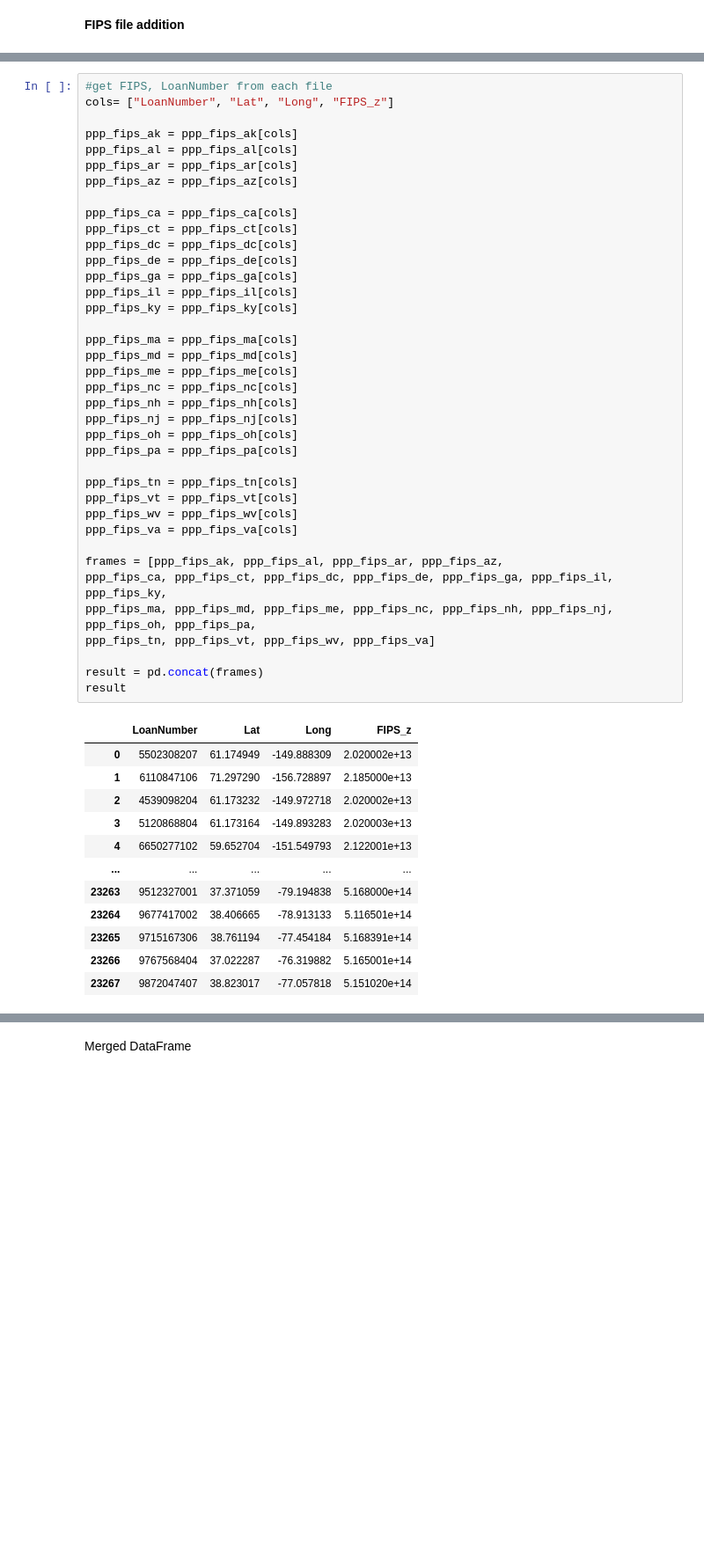
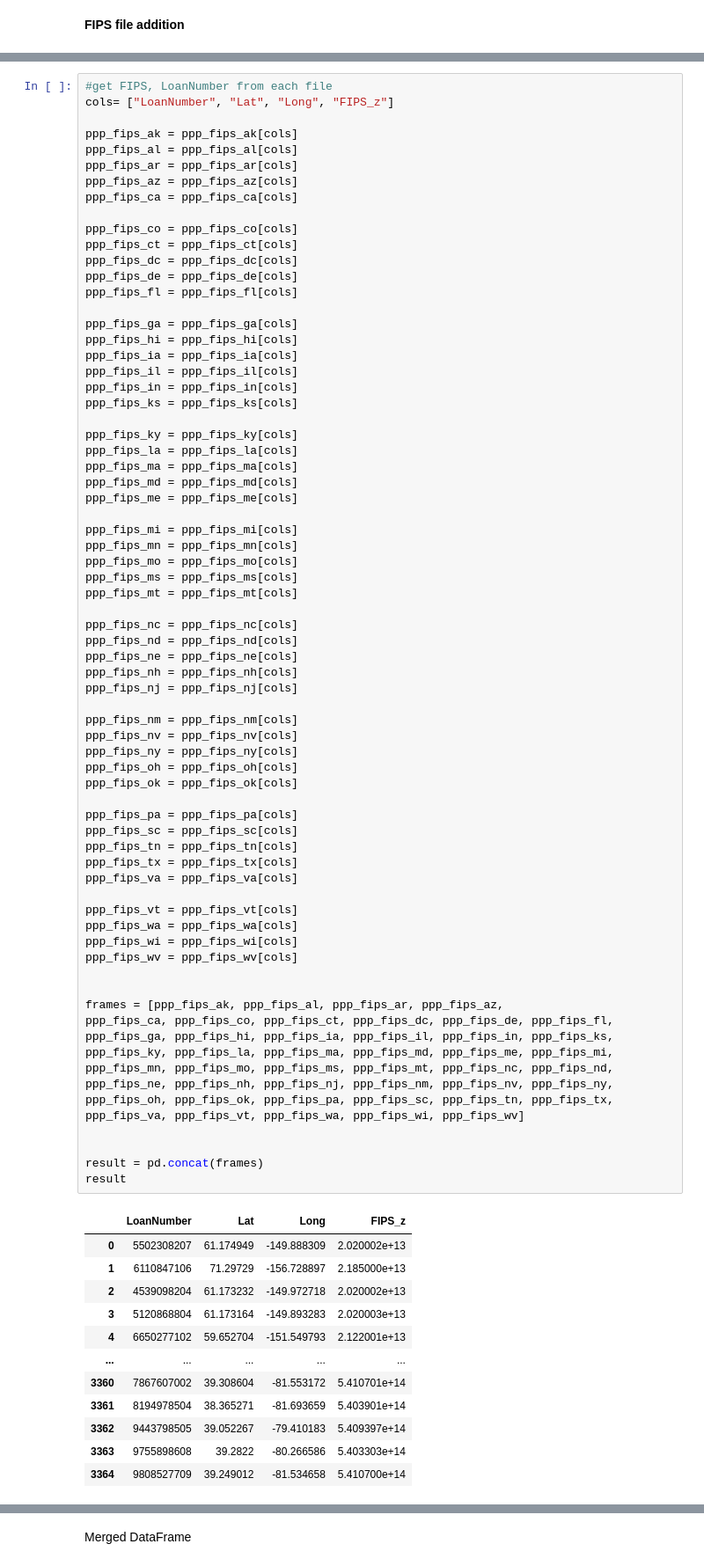
Before and after one commit to cspence001/mapdata_finalization_notebooks, a Jupyter notebook: reimagined-engine1/main_concat.ipynb, the cells around one changed output, grey strips where cells are left out. Shown at 88% size. Cells and saved outputs as stored; diff of their text form; blank space fills up the shorter version.

```diff
--- a/reimagined-engine1/main_concat.ipynb
+++ b/reimagined-engine1/main_concat.ipynb
@@ -117,48 +155,78 @@ cols= ["LoanNumber", "Lat", "Long", "FIPS_z"]
 
 ppp_fips_ak = ppp_fips_ak[cols]
 ppp_fips_al = ppp_fips_al[cols]
 ppp_fips_ar = ppp_fips_ar[cols]
 ppp_fips_az = ppp_fips_az[cols]
+ppp_fips_ca = ppp_fips_ca[cols]
 
-ppp_fips_ca = ppp_fips_ca[cols]
+ppp_fips_co = ppp_fips_co[cols]
 ppp_fips_ct = ppp_fips_ct[cols]
 ppp_fips_dc = ppp_fips_dc[cols]
 ppp_fips_de = ppp_fips_de[cols]
+ppp_fips_fl = ppp_fips_fl[cols]
+
 ppp_fips_ga = ppp_fips_ga[cols]
+ppp_fips_hi = ppp_fips_hi[cols]
+ppp_fips_ia = ppp_fips_ia[cols]
 ppp_fips_il = ppp_fips_il[cols]
+ppp_fips_in = ppp_fips_in[cols]
+ppp_fips_ks = ppp_fips_ks[cols]
+
 ppp_fips_ky = ppp_fips_ky[cols]
-
+ppp_fips_la = ppp_fips_la[cols]
 ppp_fips_ma = ppp_fips_ma[cols]
 ppp_fips_md = ppp_fips_md[cols]
 ppp_fips_me = ppp_fips_me[cols]
+
+ppp_fips_mi = ppp_fips_mi[cols]
+ppp_fips_mn = ppp_fips_mn[cols]
+ppp_fips_mo = ppp_fips_mo[cols]
+ppp_fips_ms = ppp_fips_ms[cols]
+ppp_fips_mt = ppp_fips_mt[cols]
+
 ppp_fips_nc = ppp_fips_nc[cols]
+ppp_fips_nd = ppp_fips_nd[cols]
+ppp_fips_ne = ppp_fips_ne[cols]
 ppp_fips_nh = ppp_fips_nh[cols]
 ppp_fips_nj = ppp_fips_nj[cols]
+
+ppp_fips_nm = ppp_fips_nm[cols]
+ppp_fips_nv = ppp_fips_nv[cols]
+ppp_fips_ny = ppp_fips_ny[cols]
 ppp_fips_oh = ppp_fips_oh[cols]
+ppp_fips_ok = ppp_fips_ok[cols]
+
 ppp_fips_pa = ppp_fips_pa[cols]
-
+ppp_fips_sc = ppp_fips_sc[cols]
 ppp_fips_tn = ppp_fips_tn[cols]
-ppp_fips_vt = ppp_fips_vt[cols]
-ppp_fips_wv = ppp_fips_wv[cols]
+ppp_fips_tx = ppp_fips_tx[cols]
 ppp_fips_va = ppp_fips_va[cols]
 
+ppp_fips_vt = ppp_fips_vt[cols]
+ppp_fips_wa = ppp_fips_wa[cols]
+ppp_fips_wi = ppp_fips_wi[cols]
+ppp_fips_wv = ppp_fips_wv[cols]
+
+
 frames = [ppp_fips_ak, ppp_fips_al, ppp_fips_ar, ppp_fips_az,
-ppp_fips_ca, ppp_fips_ct, ppp_fips_dc, ppp_fips_de, ppp_fips_ga, ppp_fips_il, ppp_fips_ky,
-ppp_fips_ma, ppp_fips_md, ppp_fips_me, ppp_fips_nc, ppp_fips_nh, ppp_fips_nj, ppp_fips_oh, ppp_fips_pa,
-ppp_fips_tn, ppp_fips_vt, ppp_fips_wv, ppp_fips_va]
+ppp_fips_ca, ppp_fips_co, ppp_fips_ct, ppp_fips_dc, ppp_fips_de, ppp_fips_fl, ppp_fips_ga, ppp_fips_hi, ppp_fips_ia, ppp_fips_il, ppp_fips_in, ppp_fips_ks,
+ppp_fips_ky, ppp_fips_la, ppp_fips_ma, ppp_fips_md, ppp_fips_me, ppp_fips_mi, ppp_fips_mn, ppp_fips_mo, ppp_fips_ms, ppp_fips_mt, ppp_fips_nc, ppp_fips_nd,
+ppp_fips_ne, ppp_fips_nh, ppp_fips_nj, ppp_fips_nm, ppp_fips_nv, ppp_fips_ny, ppp_fips_oh, ppp_fips_ok, ppp_fips_pa, ppp_fips_sc, ppp_fips_tn, ppp_fips_tx,
+ppp_fips_va, ppp_fips_vt, ppp_fips_wa, ppp_fips_wi, ppp_fips_wv]
+
 
 result = pd.concat(frames)
 result
 # %% [output]
 |  | LoanNumber | Lat | Long | FIPS_z |
 | 0 | 5502308207 | 61.174949 | -149.888309 | 2.020002e+13 |
-| 1 | 6110847106 | 71.297290 | -156.728897 | 2.185000e+13 |
+| 1 | 6110847106 | 71.29729 | -156.728897 | 2.185000e+13 |
 | 2 | 4539098204 | 61.173232 | -149.972718 | 2.020002e+13 |
 | 3 | 5120868804 | 61.173164 | -149.893283 | 2.020003e+13 |
 | 4 | 6650277102 | 59.652704 | -151.549793 | 2.122001e+13 |
 | ... | ... | ... | ... | ... |
-| 23263 | 9512327001 | 37.371059 | -79.194838 | 5.168000e+14 |
-| 23264 | 9677417002 | 38.406665 | -78.913133 | 5.116501e+14 |
-| 23265 | 9715167306 | 38.761194 | -77.454184 | 5.168391e+14 |
-| 23266 | 9767568404 | 37.022287 | -76.319882 | 5.165001e+14 |
-| 23267 | 9872047407 | 38.823017 | -77.057818 | 5.151020e+14 |
+| 3360 | 7867607002 | 39.308604 | -81.553172 | 5.410701e+14 |
+| 3361 | 8194978504 | 38.365271 | -81.693659 | 5.403901e+14 |
+| 3362 | 9443798505 | 39.052267 | -79.410183 | 5.409397e+14 |
+| 3363 | 9755898608 | 39.2822 | -80.266586 | 5.403303e+14 |
+| 3364 | 9808527709 | 39.249012 | -81.534658 | 5.410700e+14 |
```
Also changed, not shown: parts of 11 cells of this notebook, 1 other file.
